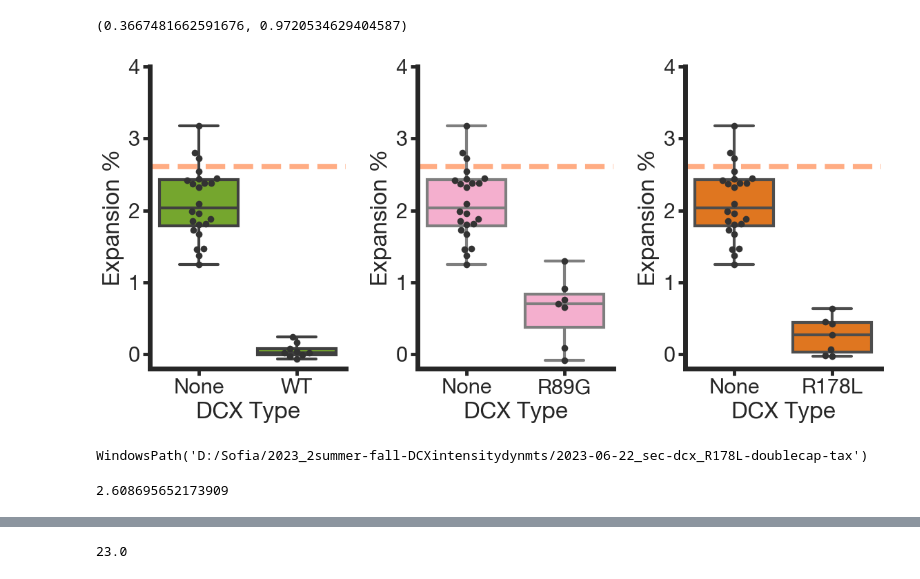
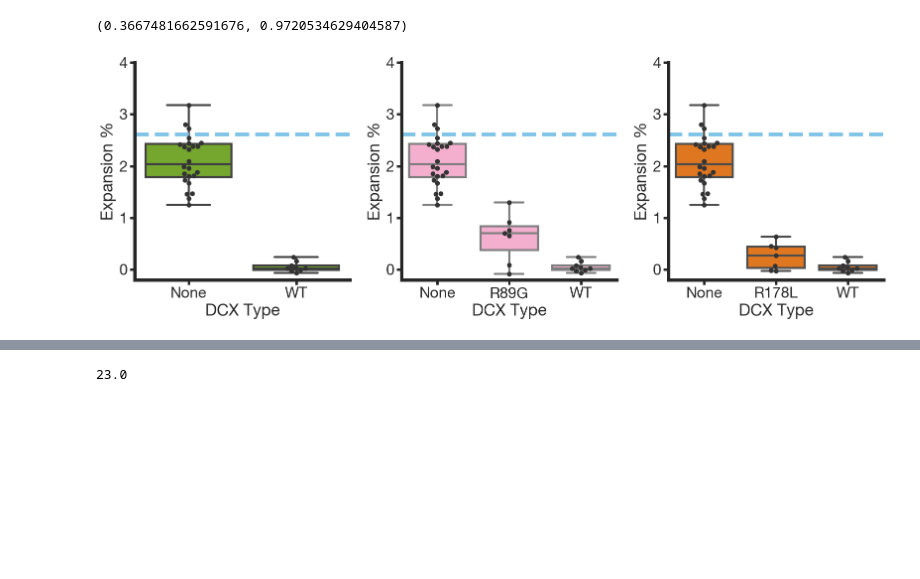
Before and after one commit to sofiacruzt/sofia-brouhardlab, a Jupyter notebook: curvature_taxol/expansion-compaction-multistep.ipynb, the cells around one changed output, grey strips where cells are left out. Cells and saved outputs as stored; diff of their text form; code cells hidden in the pictures; blank space fills up the shorter version.

```diff
--- a/curvature_taxol/expansion-compaction-multistep.ipynb
+++ b/curvature_taxol/expansion-compaction-multistep.ipynb
@@ -365,44 +365,36 @@ TAXnogales2017preformed , TAXnogales2017copoly
 Mut = ['WT','R89G','R178L']
 dcx_palette = [green,pink,orange]
 # %%
-fig, ax = plt.subplots(1,3,figsize=(12,6))
+fig, ax = plt.subplots(1,3,figsize=(16.5,6))
 
 for i in np.arange(len(ax)):
 
-    DCXdata = finalData[(finalData['DCX Type']=='None') | (finalData['DCX Type']==Mut[i])]
+    DCXdata = finalData[(finalData['DCX Type']=='None') | (finalData['DCX Type']=='WT') | (finalData['DCX Type']==Mut[i])]
 
     sns.boxplot(x=Type, y='Expansion %', data=DCXdata, whis=np.inf, color=dcx_palette[i],linewidth=3, ax=ax[i])
     sns.swarmplot(x=Type, y='Expansion %', data=DCXdata, size=7, ax=ax[i], color=".2")
 
-    ax[i].axhline(y = nogales2018, color = lightorange ,linestyle="--", linewidth=5.5)
+    ax[i].axhline(y = nogales2018, color = '#7FC4E7' ,linestyle="--", linewidth=5.5)
 
     ax[i].set_ylim(-0.2,4)
     ax[i].spines['left'].set_lw(5)
     ax[i].spines['bottom'].set_lw(5)
     ax[i].tick_params(axis='both', width = 3.5, length = 7)
 
     #ax[i].legend([])
 
 
 sns.set_style("ticks")
 sns.despine()
 
 sns.set_context("poster", font_scale=1, rc={"lines.linewidth":3.0})
 
 sns.set_style({'font.family':'Helvetica Neue LT Std', 'font.serif':'Helvetica Neue LT Std'})
 
 plt.tight_layout()
 
 
 plt.savefig(path/('compaction_'+date_today+'.pdf'))
-plt.savefig(path/('compaction_'+date_today+'.png'))
+# plt.savefig(path/('compaction_'+date_today+'.png'))
 # %% [output]
-[figure, old version]
+[figure, new version]
-# %%
-path
-# %% [output]
-WindowsPath('D:/Sofia/2023_2summer-fall-DCXintensitydynmts/2023-06-22_sec-dcx_R178L-doublecap-tax')
-# %%
-(1- 81.76/83.95)*100
-# %% [output]
-2.608695652173909
```
Also changed, not shown: parts of 10 cells of this notebook, 1 other file.
